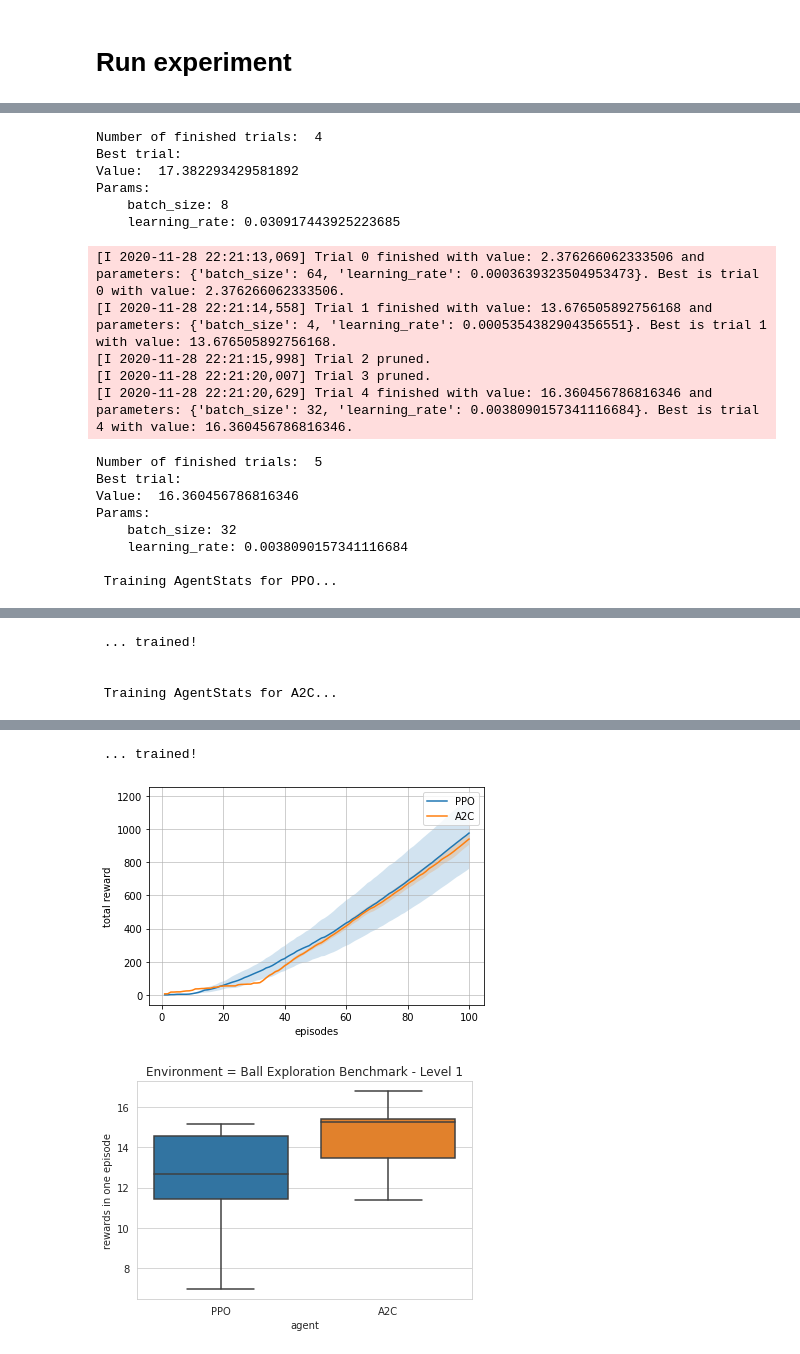
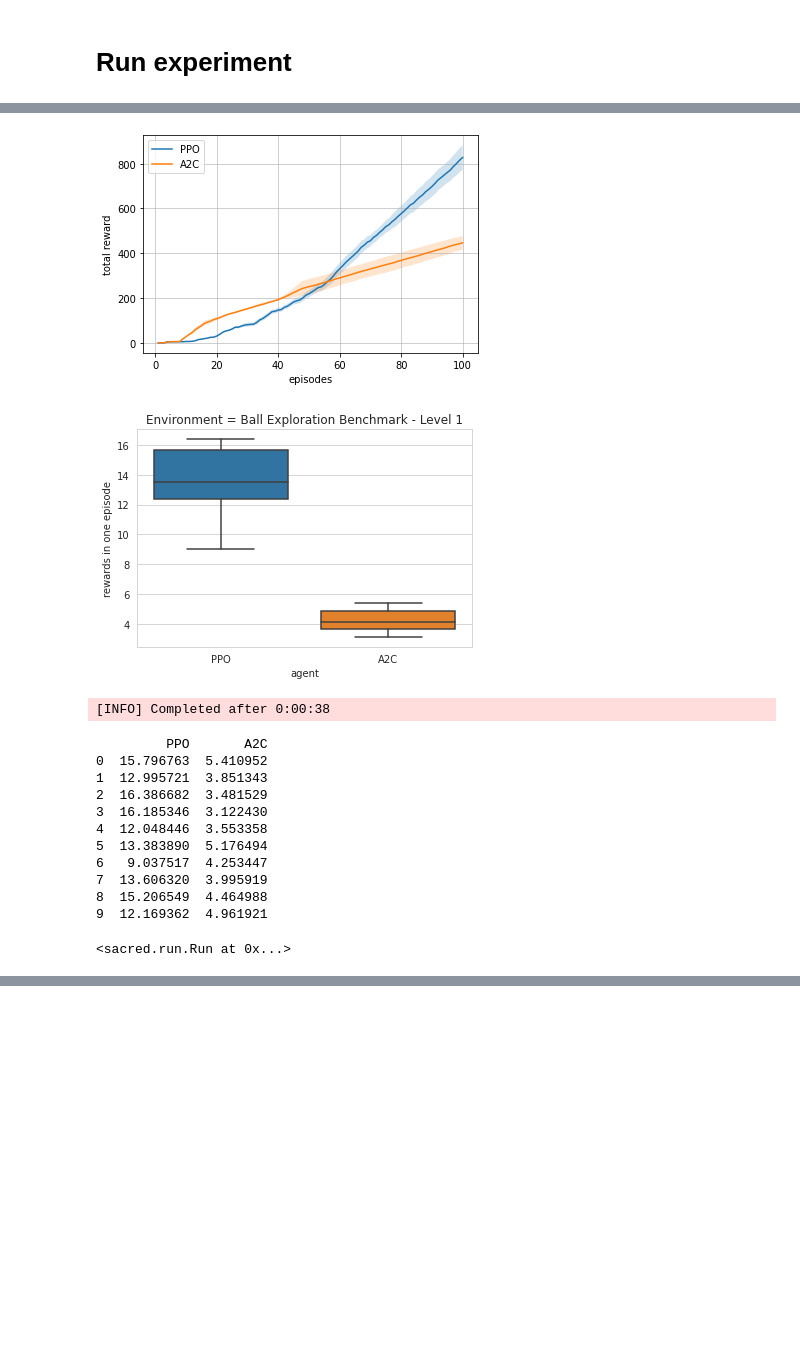
Before and after one commit to rlberry-py/rlberry, a Jupyter notebook: notebooks/experimental_pipeline_with_rlberry.ipynb, the cells around one changed output, grey strips where cells are left out. Cells and saved outputs as stored; diff of their text form; code cells hidden in the pictures; blank space fills up the shorter version.

Commit message:
feat(notebook): Updating experimental pipeline example with new method save_results() of AgentStats

```diff
--- a/notebooks/experimental_pipeline_with_rlberry.ipynb
+++ b/notebooks/experimental_pipeline_with_rlberry.ipynb
@@ -98,13 +105,15 @@ def run_experiment(rlberry_seed,
                               env,
                               init_kwargs=params['ppo'],
                               eval_horizon=params['ppo']['horizon'],
-                              n_fit=4)
+                              n_fit=4,
+                              output_dir=fs_observer.dir)  # set ouput_dir as the one used by Sacred
 
     stats['a2c'] = AgentStats(A2CAgent,
                               env,
                               init_kwargs=params['a2c'],
                               eval_horizon=params['a2c']['horizon'],
-                              n_fit=4)
+                              n_fit=4,
+                              output_dir=fs_observer.dir)
 
     agent_stats_list = stats.values()
 
@@ -117,6 +126,11 @@ def run_experiment(rlberry_seed,
             # timeout after 10 seconds
             stats.optimize_hyperparams(n_trials=50, timeout=10, n_fit=1)
 
+    # Fit agents with optimized hyperparams, and save results
+    for stats in agent_stats_list:
+        stats.fit()
+        stats.save_results()
+
     # Learning curves
     plot_episode_rewards(agent_stats_list, cumulative=True, show=False)
 
@@ -138,19 +161,15 @@ INFO - demo_ppo_vs_a2c - Started run with ID "5"
+[figure, new version]
+[figure, new version]
-Number of finished trials:  4
-Best trial:
-Value:  17.382293429581892
-Params:
-    batch_size: 8
-    learning_rate: 0.030917443925223685
+[INFO] Completed after 0:00:38
-[I 2020-11-28 22:21:13,069] Trial 0 finished with value: 2.376266062333506 and parameters: {'batch_size': 64, 'learning_rate': 0.0003639323504953473}. Best is trial 0 with value: 2.376266062333506.
-[I 2020-11-28 22:21:14,558] Trial 1 finished with value: 13.676505892756168 and parameters: {'batch_size': 4, 'learning_rate': 0.0005354382904356551}. Best is trial 1 with value: 13.676505892756168.
-[I 2020-11-28 22:21:15,998] Trial 2 pruned.
-[I 2020-11-28 22:21:20,007] Trial 3 pruned.
-[I 2020-11-28 22:21:20,629] Trial 4 finished with value: 16.360456786816346 and parameters: {'batch_size': 32, 'learning_rate': 0.0038090157341116684}. Best is trial 4 with value: 16.360456786816346.
+         PPO       A2C
+0  15.796763  5.410952
+1  12.995721  3.851343
+2  16.386682  3.481529
+3  16.185346  3.122430
+4  12.048446  3.553358
+5  13.383890  5.176494
+6   9.037517  4.253447
+7  13.606320  3.995919
+8  15.206549  4.464988
+9  12.169362  4.961921
-Number of finished trials:  5
-Best trial:
-Value:  16.360456786816346
-Params:
-    batch_size: 32
-    learning_rate: 0.0038090157341116684
-
- Training AgentStats for PPO...
+<sacred.run.Run at 0x...>
@@ -162,4 +175,0 @@ Params:
- ... trained!
-
-
- Training AgentStats for A2C...
@@ -169,3 +175,0 @@ Params:
- ... trained!
-[figure, old version]
-[figure, old version]
```
Also changed, not shown: parts of 7 cells of this notebook.
